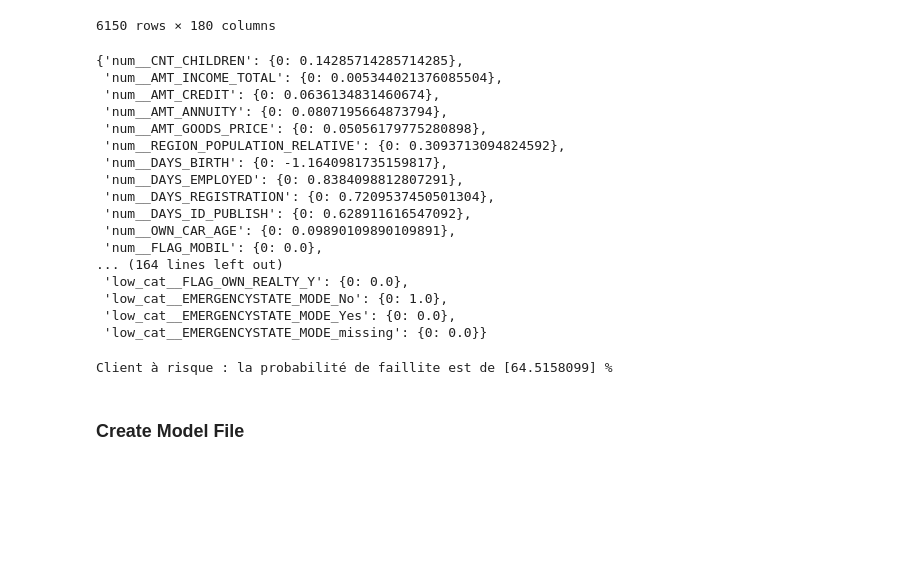
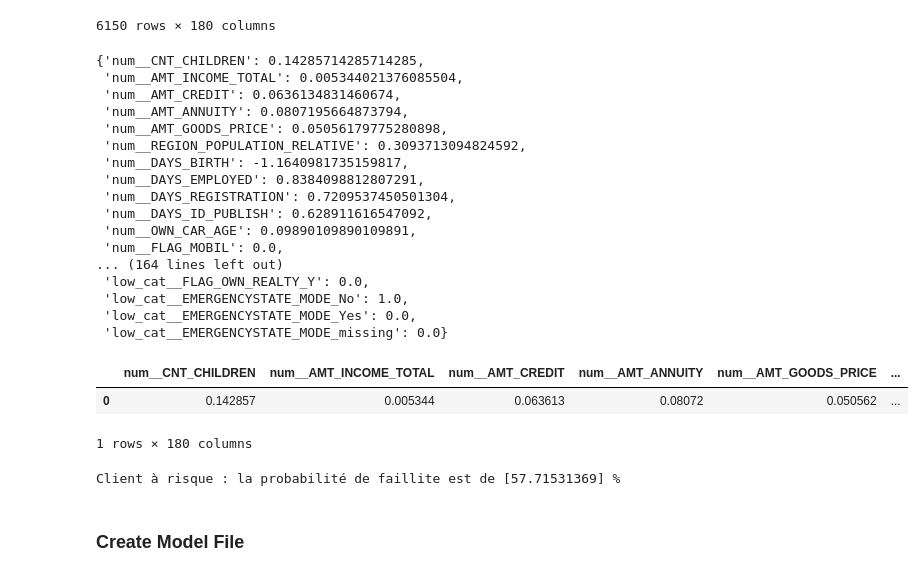
Before and after one commit to kmille50/Implementez_un_modele_de_scoring_camille_brodin, a Jupyter notebook: train.ipynb, the cells around one changed output. Cells and saved outputs as stored; diff of their text form; code cells hidden in the pictures; blank space fills up the shorter version.

```diff
--- a/train.ipynb
+++ b/train.ipynb
@@ -139,25 +137,32 @@ def predict_mpg(config, model):
+# %%
+test = X_test_transf.iloc[0]
+test = test.to_dict()
+test
+# %% [output]
+{'num__CNT_CHILDREN': 0.14285714285714285,
+ 'num__AMT_INCOME_TOTAL': 0.005344021376085504,
+ 'num__AMT_CREDIT': 0.0636134831460674,
+ 'num__AMT_ANNUITY': 0.0807195664873794,
+ 'num__AMT_GOODS_PRICE': 0.05056179775280898,
+ 'num__REGION_POPULATION_RELATIVE': 0.3093713094824592,
+ 'num__DAYS_BIRTH': -1.1640981735159817,
+ 'num__DAYS_EMPLOYED': 0.8384098812807291,
+ 'num__DAYS_REGISTRATION': 0.7209537450501304,
+ 'num__DAYS_ID_PUBLISH': 0.628911616547092,
+ 'num__OWN_CAR_AGE': 0.09890109890109891,
+ 'num__FLAG_MOBIL': 0.0,
+... (164 lines left out)
+ 'low_cat__FLAG_OWN_REALTY_Y': 0.0,
+ 'low_cat__EMERGENCYSTATE_MODE_No': 1.0,
+ 'low_cat__EMERGENCYSTATE_MODE_Yes': 0.0,
+ 'low_cat__EMERGENCYSTATE_MODE_missing': 0.0}
 # %%
 config = pd.DataFrame(X_test_transf.iloc[0]).T
-test = config.to_dict()
-test
+config
 # %% [output]
+|  | num__CNT_CHILDREN | num__AMT_INCOME_TOTAL | num__AMT_CREDIT | num__AMT_ANNUITY | num__AMT_GOODS_PRICE | ... |
+| 0 | 0.142857 | 0.005344 | 0.063613 | 0.08072 | 0.050562 | ... |
-{'num__CNT_CHILDREN': {0: 0.14285714285714285},
- 'num__AMT_INCOME_TOTAL': {0: 0.005344021376085504},
- 'num__AMT_CREDIT': {0: 0.0636134831460674},
- 'num__AMT_ANNUITY': {0: 0.0807195664873794},
- 'num__AMT_GOODS_PRICE': {0: 0.05056179775280898},
- 'num__REGION_POPULATION_RELATIVE': {0: 0.3093713094824592},
- 'num__DAYS_BIRTH': {0: -1.1640981735159817},
- 'num__DAYS_EMPLOYED': {0: 0.8384098812807291},
- 'num__DAYS_REGISTRATION': {0: 0.7209537450501304},
- 'num__DAYS_ID_PUBLISH': {0: 0.628911616547092},
- 'num__OWN_CAR_AGE': {0: 0.09890109890109891},
- 'num__FLAG_MOBIL': {0: 0.0},
-... (164 lines left out)
- 'low_cat__FLAG_OWN_REALTY_Y': {0: 0.0},
- 'low_cat__EMERGENCYSTATE_MODE_No': {0: 1.0},
- 'low_cat__EMERGENCYSTATE_MODE_Yes': {0: 0.0},
- 'low_cat__EMERGENCYSTATE_MODE_missing': {0: 0.0}}
+1 rows × 180 columns
 # %%
 from sklearn.preprocessing import MinMaxScaler, OneHotEncoder, TargetEncoder
 from sklearn.impute import SimpleImputer
@@ -165,9 +170,9 @@ from sklearn.compose import ColumnTransformer
 from sklearn.pipeline import Pipeline
 from imblearn.over_sampling import SMOTE
 
-predict_mpg(config, GradientBoosting_tuned['model'])
+predict_bank(config, GradientBoosting_tuned['model'])
 # %% [output]
-Client à risque : la probabilité de faillite est de [64.5158099] %
+Client à risque : la probabilité de faillite est de [57.71531369] %
 # %% [markdown]
 ###  Create Model File
 # %%
```
Also changed, not shown: parts of 4 cells of this notebook, 2 other files.
